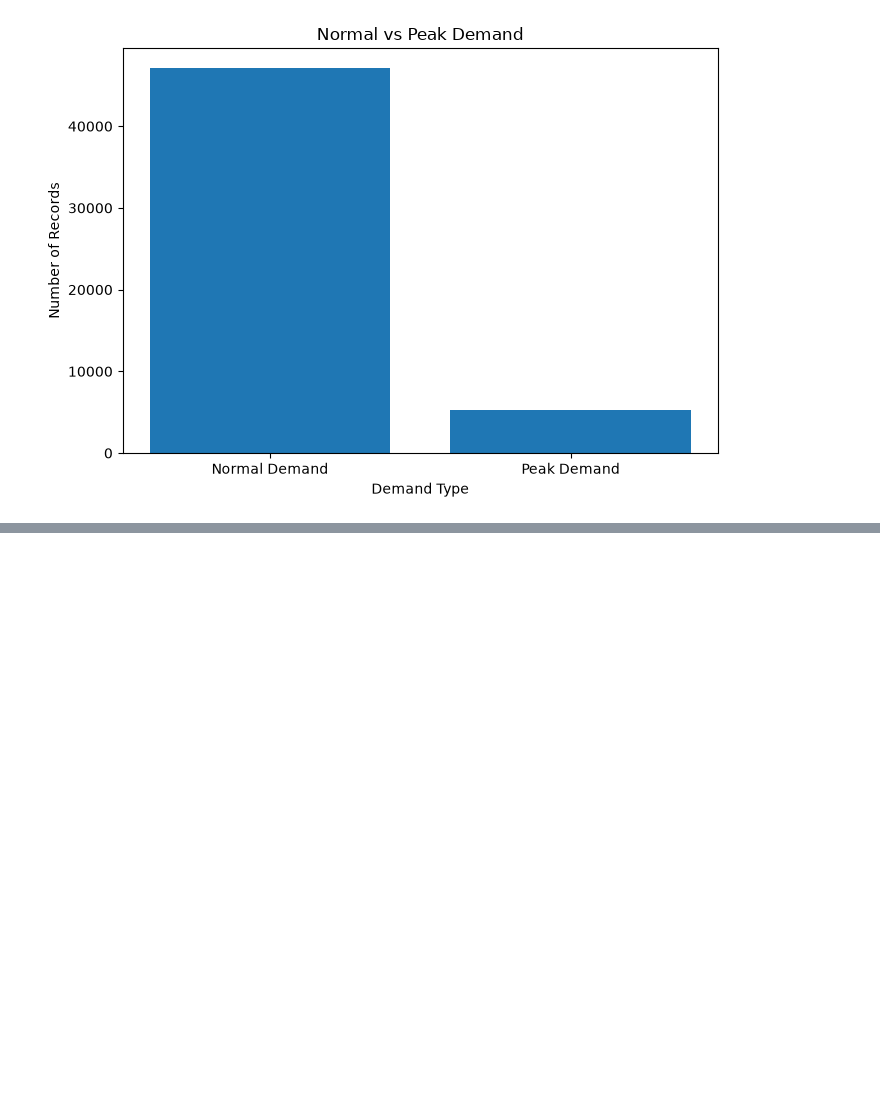
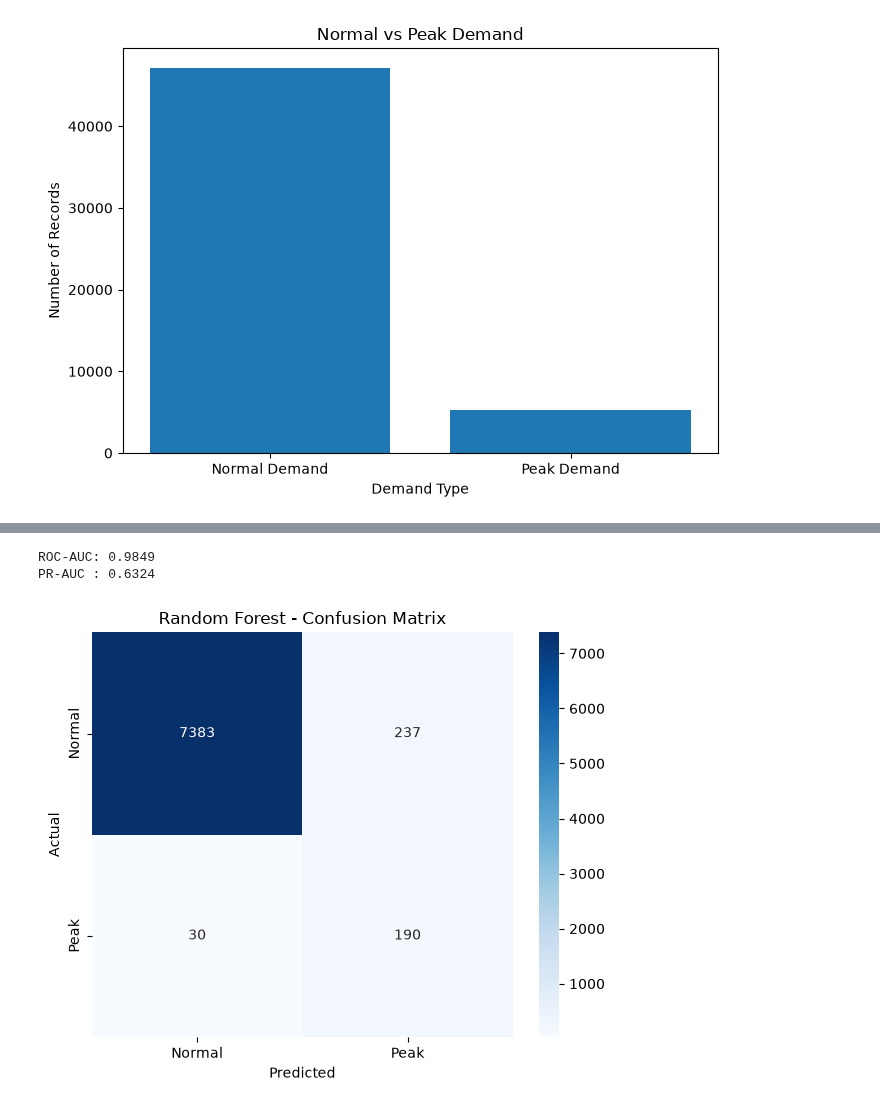
Before and after one commit to rgthimirad-cpu/-Smart-Energy-Consumption-Prediction-System, a Jupyter notebook: notebooks/peak_demand_prediction.ipynb, the cells around one changed output, grey strips where cells are left out. Cells and saved outputs as stored; diff of their text form; code cells hidden in the pictures; blank space fills up the shorter version.

```diff
--- a/notebooks/peak_demand_prediction.ipynb
+++ b/notebooks/peak_demand_prediction.ipynb
@@ -322,0 +772,10 @@ plt.show()
+# %%
+random_forest_model = RandomForestClassifier(
+    n_estimators=200,
+    random_state=42,
+    n_jobs=-1
+)
+
+random_forest_model.fit(X_train, y_train)
+
+print("Random Forest model trained successfully.")
@@ -322,0 +784,4 @@ plt.show()
+# %%
+y_validation_rf_pred = random_forest_model.predict(X_validation)
+
+print("Random Forest validation predictions created.")
@@ -322,0 +821,8 @@ plt.show()
+# %%
+cm_rf = confusion_matrix(
+    y_validation,
+    y_validation_rf_pred
+)
+
+print("Random Forest Confusion Matrix:")
+print(cm_rf)
@@ -322,0 +857,35 @@ plt.show()
+# %%
+roc_auc_rf = roc_auc_score(
+    y_validation,
+    y_validation_rf_proba
+)
+
+pr_auc_rf = average_precision_score(
+    y_validation,
+    y_validation_rf_proba
+)
+
+print("ROC-AUC:", round(roc_auc_rf, 4))
+print("PR-AUC :", round(pr_auc_rf, 4))
+# %% [output]
+ROC-AUC: 0.9849
+PR-AUC : 0.6324
+# %%
+plt.figure(figsize=(6, 5))
+
+sns.heatmap(
+    cm_rf,
+    annot=True,
+    fmt="d",
+    cmap="Blues",
+    xticklabels=["Normal", "Peak"],
+    yticklabels=["Normal", "Peak"]
+)
+
+plt.title("Random Forest - Confusion Matrix")
+plt.xlabel("Predicted")
+plt.ylabel("Actual")
+plt.tight_layout()
+plt.show()
+# %% [output]
+[figure, added]
```
Also changed, not shown: parts of 58 cells of this notebook.
